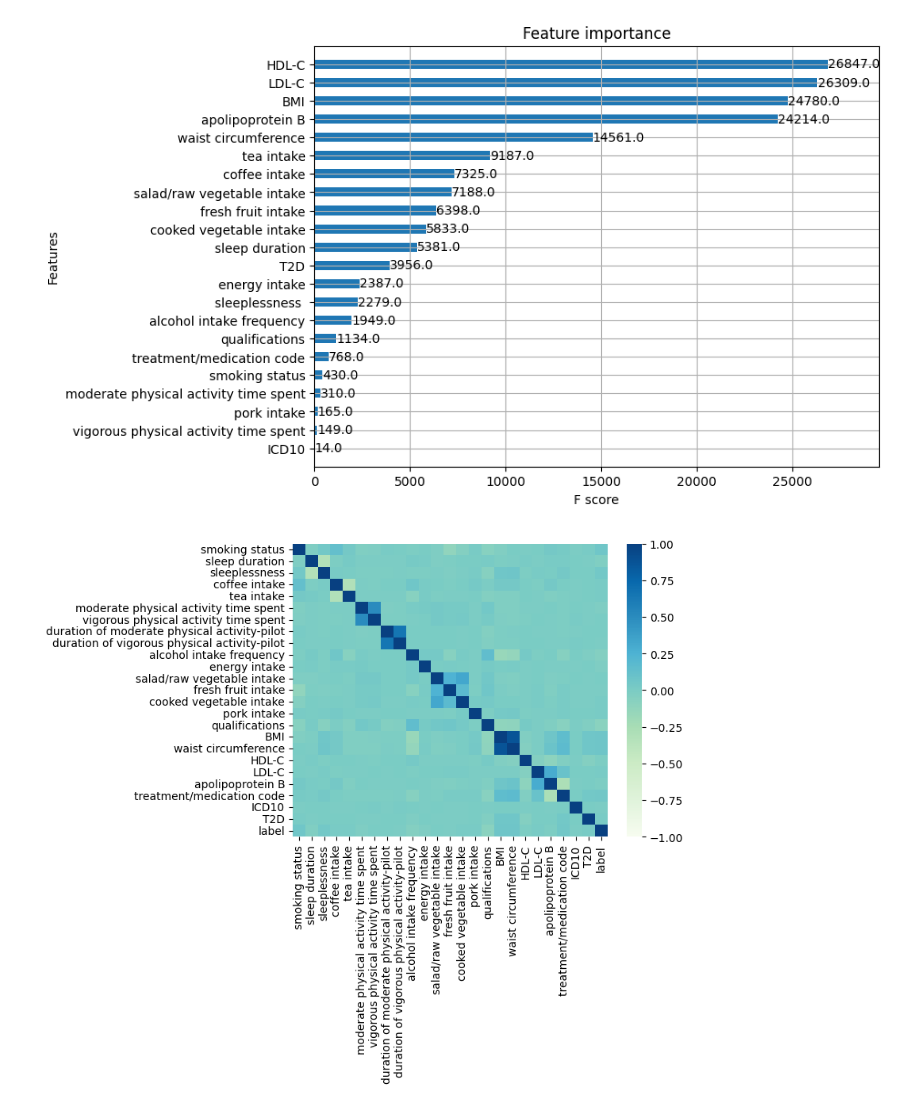
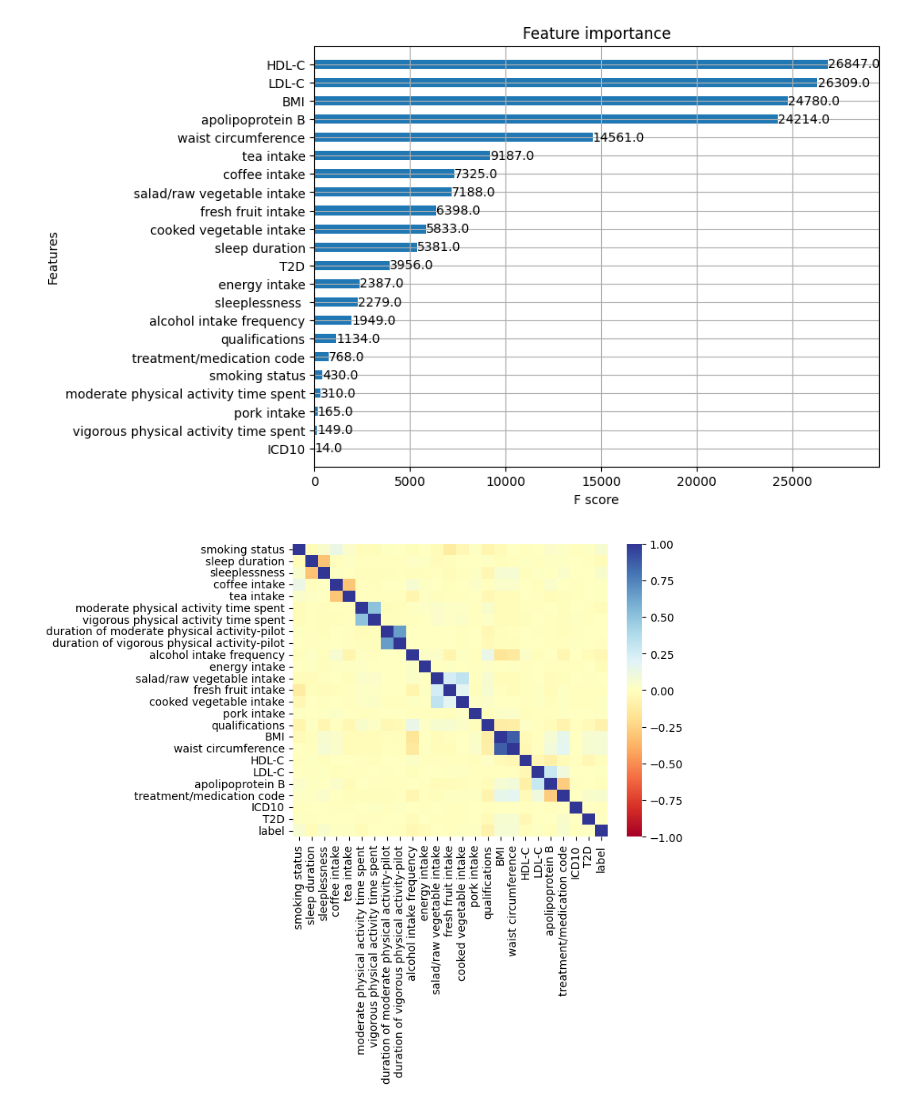
Before and after one commit to Liuzhe30/POI-Pred, a Jupyter notebook: experiments/03-25feature-machine-learning.ipynb, the cells around one changed output. Cells and saved outputs as stored; diff of their text form; code cells hidden in the pictures.

```diff
--- a/experiments/03-25feature-machine-learning.ipynb
+++ b/experiments/03-25feature-machine-learning.ipynb
@@ -152,7 +152,7 @@ plt.show()
 [figure]
 # %%
 df_nan_corr = train_data.corr()
-sns.heatmap(df_nan_corr, vmax=1, vmin=-1, center=0, cmap='GnBu')
+sns.heatmap(df_nan_corr, vmax=1, vmin=-1, center=0, cmap='RdYlBu')
 plt.show()
 # %% [output]
-[figure, old version]
+[figure, new version]
```
Also changed, not shown: 2 other files.
